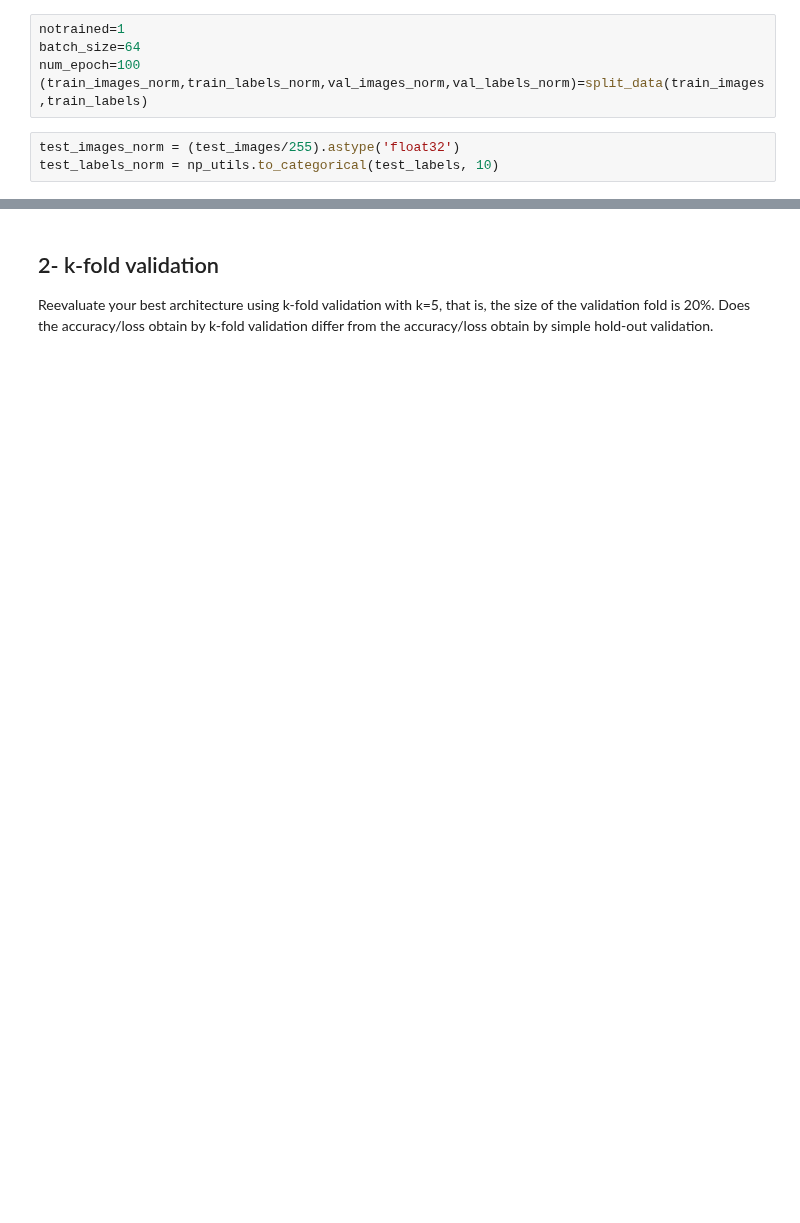
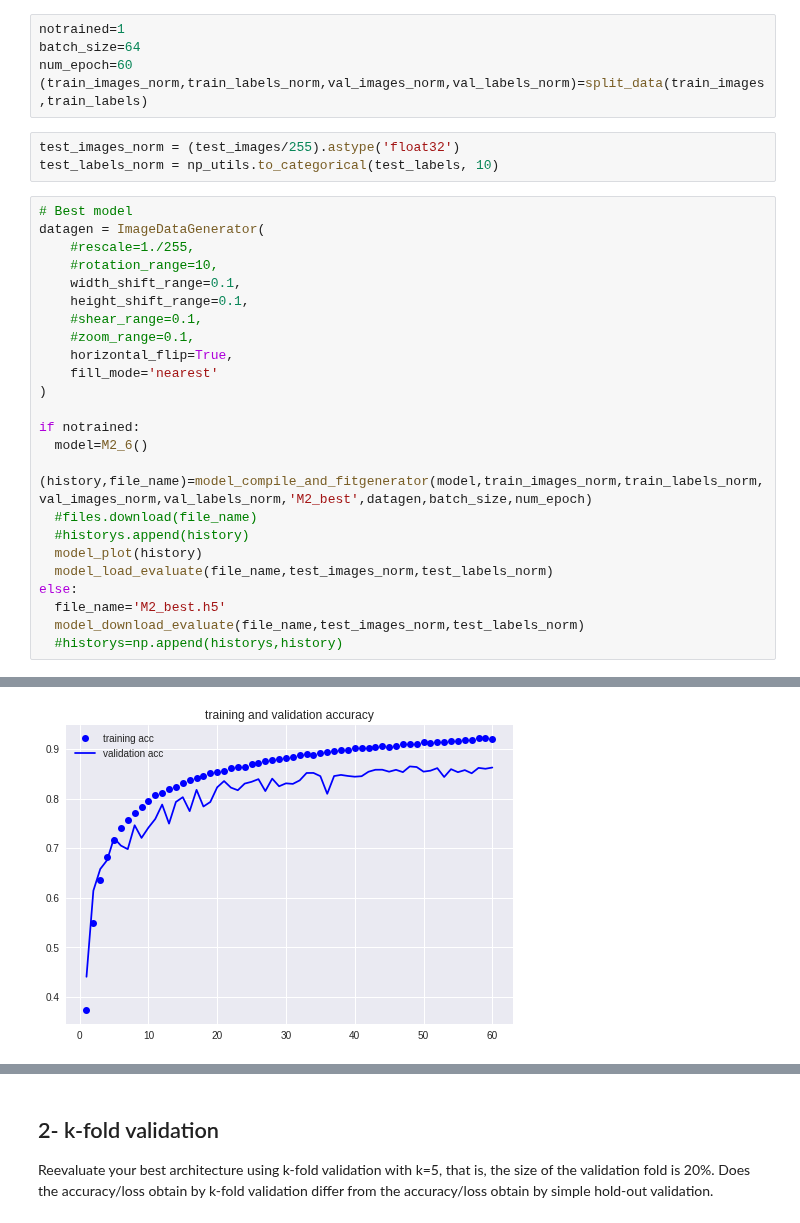
Before and after one commit to rvalienter90/UCF, a Jupyter notebook: CAP-5610_MACHINE LEARNING/HW2/HW2.ipynb, the cells around one changed output, grey strips where cells are left out. Drawn from its saved outputs; the diff is of its cells as text; blank space fills up the shorter version.

```diff
--- a/CAP-5610_MACHINE LEARNING/HW2/HW2.ipynb
+++ b/CAP-5610_MACHINE LEARNING/HW2/HW2.ipynb
@@ -1697,8 +1807,33 @@ Then I choseed 6 and try data augmentation, extra CNN layers and differet optima
 # %%
 notrained=1
 batch_size=64
-num_epoch=100
+num_epoch=60
 (train_images_norm,train_labels_norm,val_images_norm,val_labels_norm)=split_data(train_images,train_labels)
 # %%
 test_images_norm = (test_images/255).astype('float32')
 test_labels_norm = np_utils.to_categorical(test_labels, 10)
+# %%
+# Best model
+datagen = ImageDataGenerator(
+    #rescale=1./255,
+    #rotation_range=10,
+    width_shift_range=0.1,
+    height_shift_range=0.1,
+    #shear_range=0.1,
+    #zoom_range=0.1,
+    horizontal_flip=True,
+    fill_mode='nearest'
+)
+
+if notrained:
+  model=M2_6()
+  (history,file_name)=model_compile_and_fitgenerator(model,train_images_norm,train_labels_norm,val_images_norm,val_labels_norm,'M2_best',datagen,batch_size,num_epoch)
+  #files.download(file_name)
+  #historys.append(history)
+  model_plot(history)
+  model_load_evaluate(file_name,test_images_norm,test_labels_norm)
+else:
+  file_name='M2_best.h5'
+  model_download_evaluate(file_name,test_images_norm,test_labels_norm)
+  #historys=np.append(historys,history)
+# %% [output]
@@ -1704,0 +1857 @@ test_labels_norm = np_utils.to_categorical(test_labels, 10)
+[figure, added]
```
Also changed, not shown: parts of 29 cells of this notebook.
